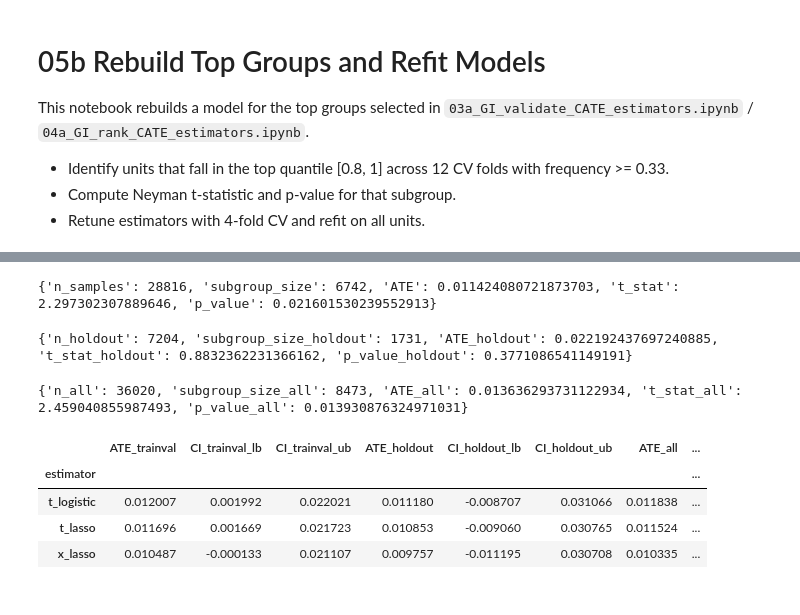
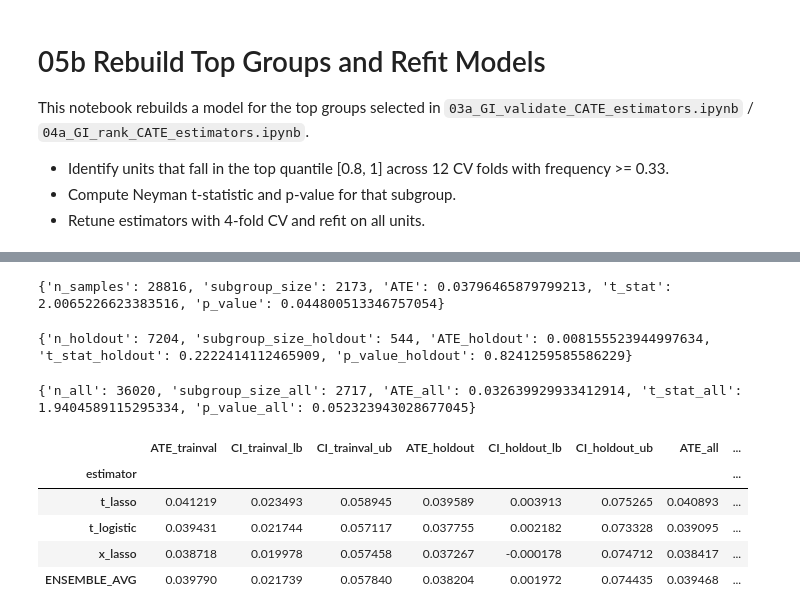
Before and after one commit to Zen0fficial/causal-targeting, a Jupyter notebook: 05b_GI_rebuild_top_groups.ipynb, the cells around one changed output, grey strips where cells are left out. Saved outputs shown, nothing was run; the diff lists cells and outputs as text; code cells hidden in the pictures.

```diff
--- a/05b_GI_rebuild_top_groups.ipynb
+++ b/05b_GI_rebuild_top_groups.ipynb
@@ -68,7 +67,7 @@ Built ensemble with 12 folds
 # %%
-# Build [0.8, 1] subgroup by frequency across 12 folds
+# Build [0.9, 1] subgroup by frequency across 12 folds
 dir_neg = False
-q_bot, q_top = (0.8, 1.0) if not dir_neg else (0.0, 0.2)
+q_bot, q_top = (0.9, 1.0) if not dir_neg else (0.0, 0.1)
 
 n_folds = top_ensemble.n_splits
 n_samples = len(top_ensemble.y)
@@ -79,7 +78,7 @@ for fold in range(n_folds):
     indicators[:, fold] = ind
 
 freq = indicators.mean(axis=1)
-subgroup_indicator = freq >= 0.33
+subgroup_indicator = freq >= 0.5
 
 # Load aligned trainval data to get y and t
 trainval_df = pd.read_csv(ANALYSIS_DIR / "trainval_data.csv")
@@ -93,8 +92,10 @@ else:
 
 from scipy.stats import norm
 ATE = get_Neyman_ATE(y[subgroup_indicator], t[subgroup_indicator])
+# t-stat vs zero to align sign with ATE
 if (t[subgroup_indicator].sum() > 0) and ((1 - t[subgroup_indicator]).sum() > 0):
-    t_stat = get_subgroup_t_statistic(y, t, subgroup_indicator, dataset_indicator=None)
+    CATE_std = get_subgroup_CATE_std(y, t, subgroup_indicator)
+    t_stat = ATE / CATE_std if (np.isfinite(CATE_std) and CATE_std > 0) else np.nan
     p_value = 2 * (1 - norm.cdf(abs(t_stat))) if np.isfinite(t_stat) else np.nan
 else:
     t_stat, p_value = np.nan, np.nan
@@ -107,7 +108,7 @@ print({
     "p_value": None if p_value is np.nan else float(p_value),
 })
 # %% [output]
-{'n_samples': 28816, 'subgroup_size': 6742, 'ATE': 0.011424080721873703, 't_stat': 2.297302307889646, 'p_value': 0.021601530239552913}
+{'n_samples': 28816, 'subgroup_size': 2173, 'ATE': 0.03796465879799213, 't_stat': 2.0065226623383516, 'p_value': 0.044800513346757054}
 # %%
 # Holdout subgroup via fold models
 holdout_df = pd.read_csv(ANALYSIS_DIR / "holdout_data.csv")
@@ -144,12 +145,14 @@ for lib_name in library_names:
 
 fold_indicators = np.vstack(fold_indicators)
 freq_hold = fold_indicators.mean(axis=0)
-subgroup_hold = freq_hold >= 0.33
+subgroup_hold = freq_hold >= 0.5
 
 from scipy.stats import norm
 ATE_hold = get_Neyman_ATE(y_hold[subgroup_hold], t_hold[subgroup_hold]) if subgroup_hold.any() else np.nan
-if (t_hold[subgroup_hold].sum() > 0) and ((1 - t_hold[subgroup_hold]).sum() > 0):
-    t_stat_hold = get_subgroup_t_statistic(y_hold, t_hold, subgroup_hold, dataset_indicator=None)
+# t-stat vs zero to align sign with ATE
+if subgroup_hold.any() and (t_hold[subgroup_hold].sum() > 0) and ((1 - t_hold[subgroup_hold]).sum() > 0):
+    CATE_std_hold = get_subgroup_CATE_std(y_hold, t_hold, subgroup_hold)
+    t_stat_hold = ATE_hold / CATE_std_hold if (np.isfinite(CATE_std_hold) and CATE_std_hold > 0) else np.nan
     p_value_hold = 2 * (1 - norm.cdf(abs(t_stat_hold))) if np.isfinite(t_stat_hold) else np.nan
 else:
     t_stat_hold, p_value_hold = np.nan, np.nan
@@ -162,7 +165,7 @@ print({
     "p_value_holdout": None if p_value_hold is np.nan else float(p_value_hold),
 })
 # %% [output]
-{'n_holdout': 7204, 'subgroup_size_holdout': 1731, 'ATE_holdout': 0.022192437697240885, 't_stat_holdout': 0.8832362231366162, 'p_value_holdout': 0.3771086541149191}
+{'n_holdout': 7204, 'subgroup_size_holdout': 544, 'ATE_holdout': 0.008155523944997634, 't_stat_holdout': 0.2222414112465909, 'p_value_holdout': 0.8241259585586229}
 # %%
 # Pooled stats (trainval + holdout)
 y_all = np.asarray(trainval_df[outcome].values, dtype=float)
@@ -181,8 +184,10 @@ t_all_pool = np.concatenate([t_all, np.asarray(t_hold, dtype=int)])
 
 from scipy.stats import norm
 ATE_all = get_Neyman_ATE(y_all_pool[subgroup_all], t_all_pool[subgroup_all]) if subgroup_all.any() else np.nan
+# t-stat vs zero to align sign with ATE
 if subgroup_all.any() and (t_all_pool[subgroup_all].sum() > 0) and ((1 - t_all_pool[subgroup_all]).sum() > 0):
-    t_stat_all = get_subgroup_t_statistic(y_all_pool, t_all_pool, subgroup_all, dataset_indicator=None)
+    CATE_std_all = get_subgroup_CATE_std(y_all_pool, t_all_pool, subgroup_all)
+    t_stat_all = ATE_all / CATE_std_all if (np.isfinite(CATE_std_all) and CATE_std_all > 0) else np.nan
     p_value_all = 2 * (1 - norm.cdf(abs(t_stat_all))) if np.isfinite(t_stat_all) else np.nan
 else:
     t_stat_all, p_value_all = np.nan, np.nan
@@ -195,7 +200,7 @@ print({
     "p_value_all": None if (p_value_all is np.nan or not np.isfinite(p_value_all)) else float(p_value_all),
 })
 # %% [output]
-{'n_all': 36020, 'subgroup_size_all': 8473, 'ATE_all': 0.013636293731122934, 't_stat_all': 2.459040855987493, 'p_value_all': 0.013930876324971031}
+{'n_all': 36020, 'subgroup_size_all': 2717, 'ATE_all': 0.032639929933412914, 't_stat_all': 1.9404589115295334, 'p_value_all': 0.052323943028677045}
 # %%
 # Model-based inference (ATE + 95% CI) per estimator using CausalML estimate_ate on fixed subgroups
 # Uses pre-trained fold models saved in fitted_libraries; if unavailable, skips that fold
@@ -332,33 +337,72 @@ for est_name in top_estimator_names:
             return np.nan, np.nan, np.nan
         w = 1.0 / (ses ** 2)
         ate_hat = float(np.sum(w * ates) / np.sum(w))
         se_hat = float(np.sqrt(1.0 / np.sum(w)))
         lb_hat = ate_hat - zcrit * se_hat
         ub_hat = ate_hat + zcrit * se_hat
         return ate_hat, lb_hat, ub_hat
 
     ate_tv_hat, lb_tv_hat, ub_tv_hat = ivw(ates_tv, ses_tv)
     ate_hold_hat, lb_hold_hat, ub_hold_hat = ivw(ates_hold, ses_hold)
     ate_all_hat, lb_all_hat, ub_all_hat = ivw(ates_all, ses_all)
 
     rows.append({
         "estimator": est_name,
         "ATE_trainval": None if np.isnan(ate_tv_hat) else ate_tv_hat,
         "CI_trainval_lb": None if np.isnan(lb_tv_hat) else lb_tv_hat,
         "CI_trainval_ub": None if np.isnan(ub_tv_hat) else ub_tv_hat,
         "ATE_holdout": None if np.isnan(ate_hold_hat) else ate_hold_hat,
         "CI_holdout_lb": None if np.isnan(lb_hold_hat) else lb_hold_hat,
         "CI_holdout_ub": None if np.isnan(ub_hold_hat) else ub_hold_hat,
         "ATE_all": None if np.isnan(ate_all_hat) else ate_all_hat,
         "CI_all_lb": None if np.isnan(lb_all_hat) else lb_all_hat,
         "CI_all_ub": None if np.isnan(ub_all_hat) else ub_all_hat,
     })
 
 est_stats_infer = pd.DataFrame(rows).set_index("estimator").sort_values(by="ATE_trainval", ascending=False)
+
+# Append ensemble-avg row (mean of ATEs and SEs across estimators)
+from scipy.stats import norm
+alpha = 0.05
+zcrit = norm.ppf(1 - alpha/2)
+
+def _se_from_ci(lb, ub):
+    return (np.asarray(ub, dtype=float) - np.asarray(lb, dtype=float)) / (2.0 * zcrit)
+
+def _mean_ate_se(df, ate_col, lb_col, ub_col):
+    if not all(c in df.columns for c in [ate_col, lb_col, ub_col]):
+        return np.nan, np.nan
+    means = np.asarray(pd.to_numeric(df[ate_col], errors="coerce"), dtype=float)
+    lbs = np.asarray(pd.to_numeric(df[lb_col], errors="coerce"), dtype=float)
+    ubs = np.asarray(pd.to_numeric(df[ub_col], errors="coerce"), dtype=float)
+    ses = _se_from_ci(lbs, ubs)
+    mask = np.isfinite(means) & np.isfinite(ses) & (ses > 0)
+    if not mask.any():
+        return np.nan, np.nan
+    return float(np.mean(means[mask])), float(np.mean(ses[mask]))
+
+ate_tv_m, se_tv_m = _mean_ate_se(est_stats_infer, "ATE_trainval", "CI_trainval_lb", "CI_trainval_ub")
+ate_ho_m, se_ho_m = _mean_ate_se(est_stats_infer, "ATE_holdout", "CI_holdout_lb", "CI_holdout_ub")
+ate_all_m, se_all_m = _mean_ate_se(est_stats_infer, "ATE_all", "CI_all_lb", "CI_all_ub")
+
+row = {
+    "ATE_trainval": None if np.isnan(ate_tv_m) else ate_tv_m,
+    "CI_trainval_lb": None if np.isnan(ate_tv_m) or np.isnan(se_tv_m) else ate_tv_m - zcrit * se_tv_m,
+    "CI_trainval_ub": None if np.isnan(ate_tv_m) or np.isnan(se_tv_m) else ate_tv_m + zcrit * se_tv_m,
+    "ATE_holdout": None if np.isnan(ate_ho_m) else ate_ho_m,
+    "CI_holdout_lb": None if np.isnan(ate_ho_m) or np.isnan(se_ho_m) else ate_ho_m - zcrit * se_ho_m,
+    "CI_holdout_ub": None if np.isnan(ate_ho_m) or np.isnan(se_ho_m) else ate_ho_m + zcrit * se_ho_m,
+    "ATE_all": None if np.isnan(ate_all_m) else ate_all_m,
+    "CI_all_lb": None if np.isnan(ate_all_m) or np.isnan(se_all_m) else ate_all_m - zcrit * se_all_m,
+    "CI_all_ub": None if np.isnan(ate_all_m) or np.isnan(se_all_m) else ate_all_m + zcrit * se_all_m,
+}
+
+est_stats_infer.loc["ENSEMBLE_AVG"] = [row.get(c, np.nan) for c in est_stats_infer.columns]
 est_stats_infer
 # %% [output]
 |  | ATE_trainval | CI_trainval_lb | CI_trainval_ub | ATE_holdout | CI_holdout_lb | CI_holdout_ub | ATE_all | ... |
 | estimator |  |  |  |  |  |  |  | ... |
-| t_logistic | 0.012007 | 0.001992 | 0.022021 | 0.011180 | -0.008707 | 0.031066 | 0.011838 | ... |
-| t_lasso | 0.011696 | 0.001669 | 0.021723 | 0.010853 | -0.009060 | 0.030765 | 0.011524 | ... |
-| x_lasso | 0.010487 | -0.000133 | 0.021107 | 0.009757 | -0.011195 | 0.030708 | 0.010335 | ... |
+| t_lasso | 0.041219 | 0.023493 | 0.058945 | 0.039589 | 0.003913 | 0.075265 | 0.040893 | ... |
+| t_logistic | 0.039431 | 0.021744 | 0.057117 | 0.037755 | 0.002182 | 0.073328 | 0.039095 | ... |
+| x_lasso | 0.038718 | 0.019978 | 0.057458 | 0.037267 | -0.000178 | 0.074712 | 0.038417 | ... |
+| ENSEMBLE_AVG | 0.039790 | 0.021739 | 0.057840 | 0.038204 | 0.001972 | 0.074435 | 0.039468 | ... |
```
Also changed, not shown: parts of 1 cell of this notebook, 13 other files.
